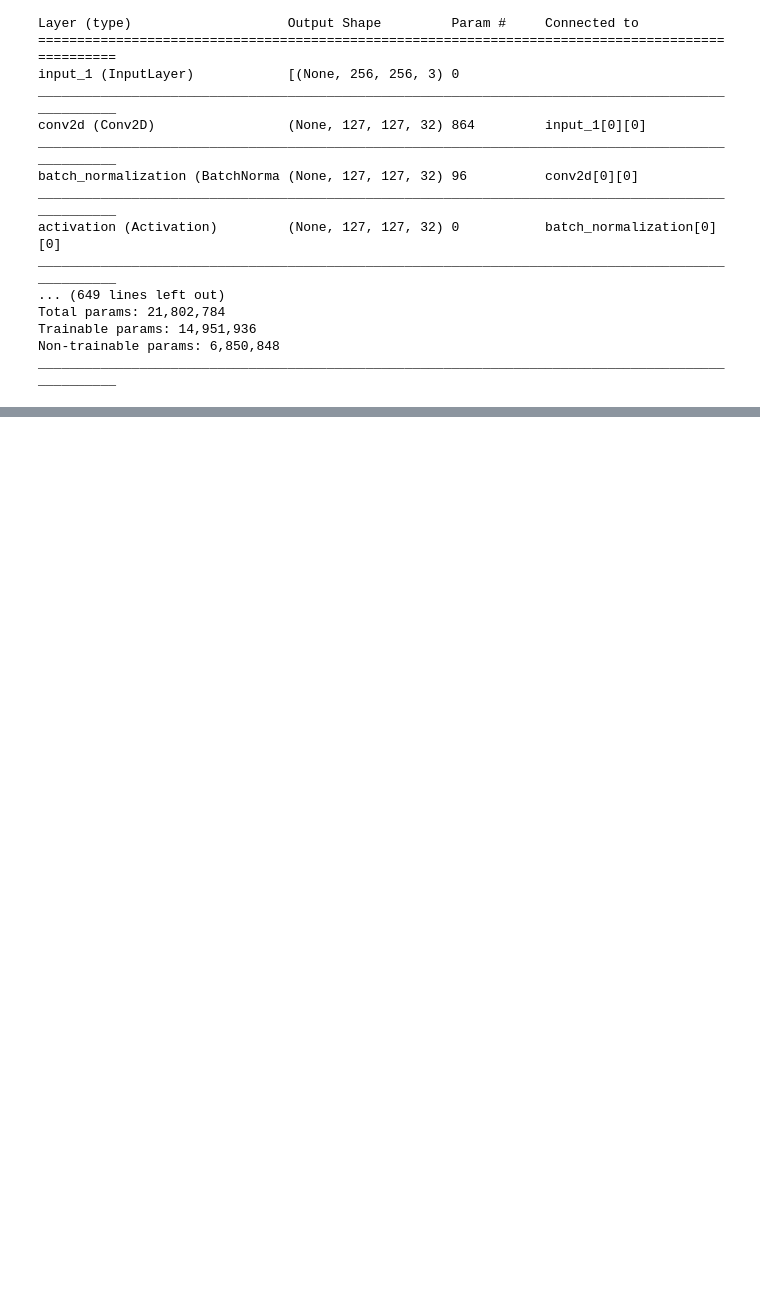
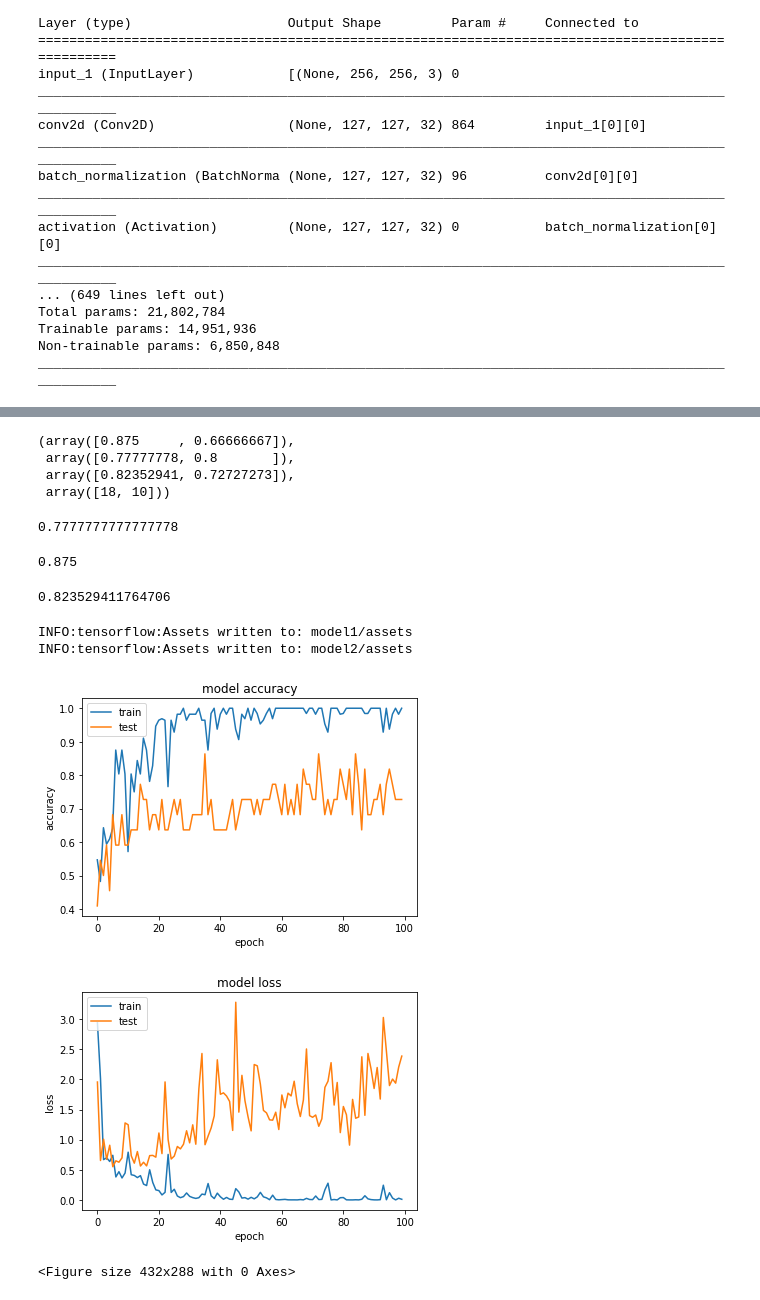
Before and after one commit to Alyssonmach/cnn-lung-diseases, a Jupyter notebook: 4-experiments/experimento1-dataset1-parte2.ipynb, the cells around one changed output, grey strips where cells are left out. Drawn from its saved outputs; the diff is of its cells as text; code cells hidden in the pictures; blank space fills up the shorter version.

```diff
--- a/4-experiments/experimento1-dataset1-parte2.ipynb
+++ b/4-experiments/experimento1-dataset1-parte2.ipynb
@@ -251,0 +308,50 @@ Epoch 8/100
+# %%
+precision_recall_fscore_support(predict_, y)
+# %% [output]
+(array([0.875     , 0.66666667]),
+ array([0.77777778, 0.8       ]),
+ array([0.82352941, 0.72727273]),
+ array([18, 10]))
+# %%
+precision = 14 / (14 + 4)
+precision
+# %% [output]
+0.7777777777777778
+# %%
+recall = 14 / (14 + 2)
+recall
+# %% [output]
+0.875
+# %%
+f1 = (2 * precision * recall) / (precision + recall)
+f1
+# %% [output]
+0.823529411764706
+# %%
+model.save('model1')
+best_model.save('model2')
+# %% [output]
+INFO:tensorflow:Assets written to: model1/assets
+INFO:tensorflow:Assets written to: model2/assets
+# %%
+plt.plot(history.history['acc'])
+plt.plot(history.history['val_acc'])
+plt.title('model accuracy')
+plt.ylabel('accuracy')
+plt.xlabel('epoch')
+plt.legend(['train', 'test'], loc='upper left')
+plt.show()
+plt.savefig('model-accuracy')
+# summarize history for loss
+plt.plot(history.history['loss'])
+plt.plot(history.history['val_loss'])
+plt.title('model loss')
+plt.ylabel('loss')
+plt.xlabel('epoch')
+plt.legend(['train', 'test'], loc='upper left')
+plt.show()
+plt.savefig('model-loss')
+# %% [output]
+[figure, added]
+[figure, added]
+<Figure size 432x288 with 0 Axes>
```
Also changed, not shown: parts of 11 cells of this notebook.
